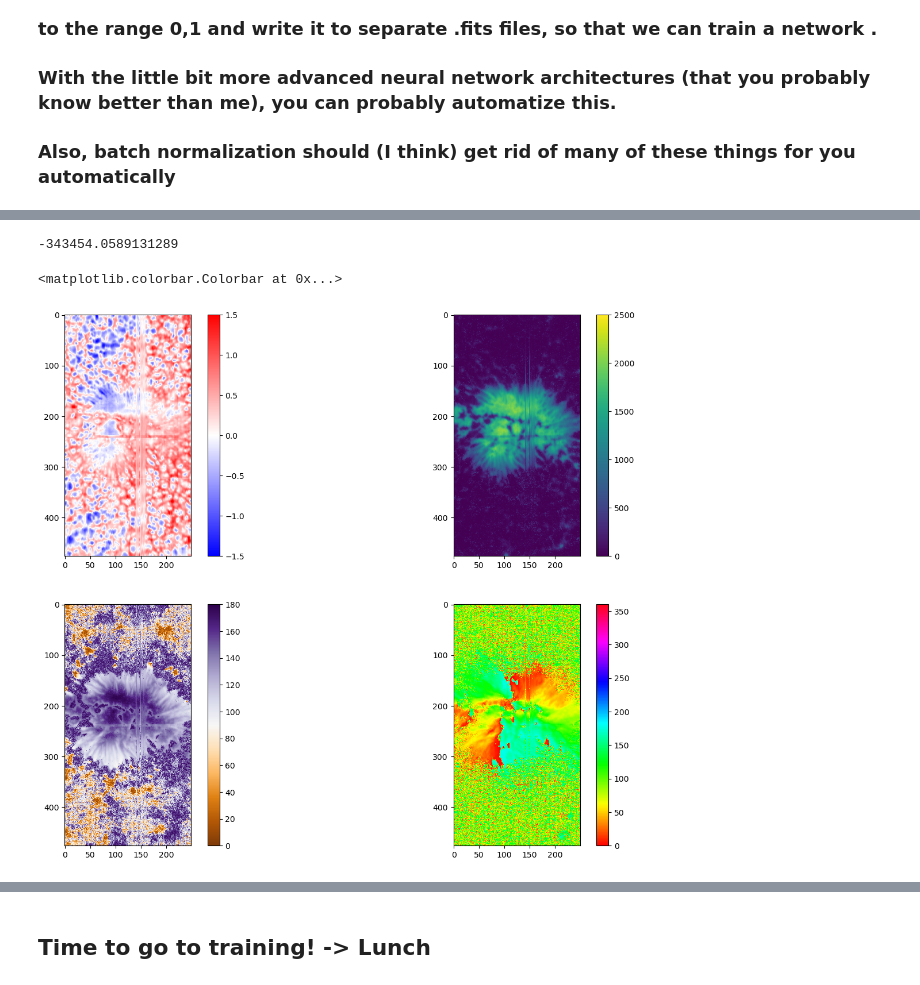
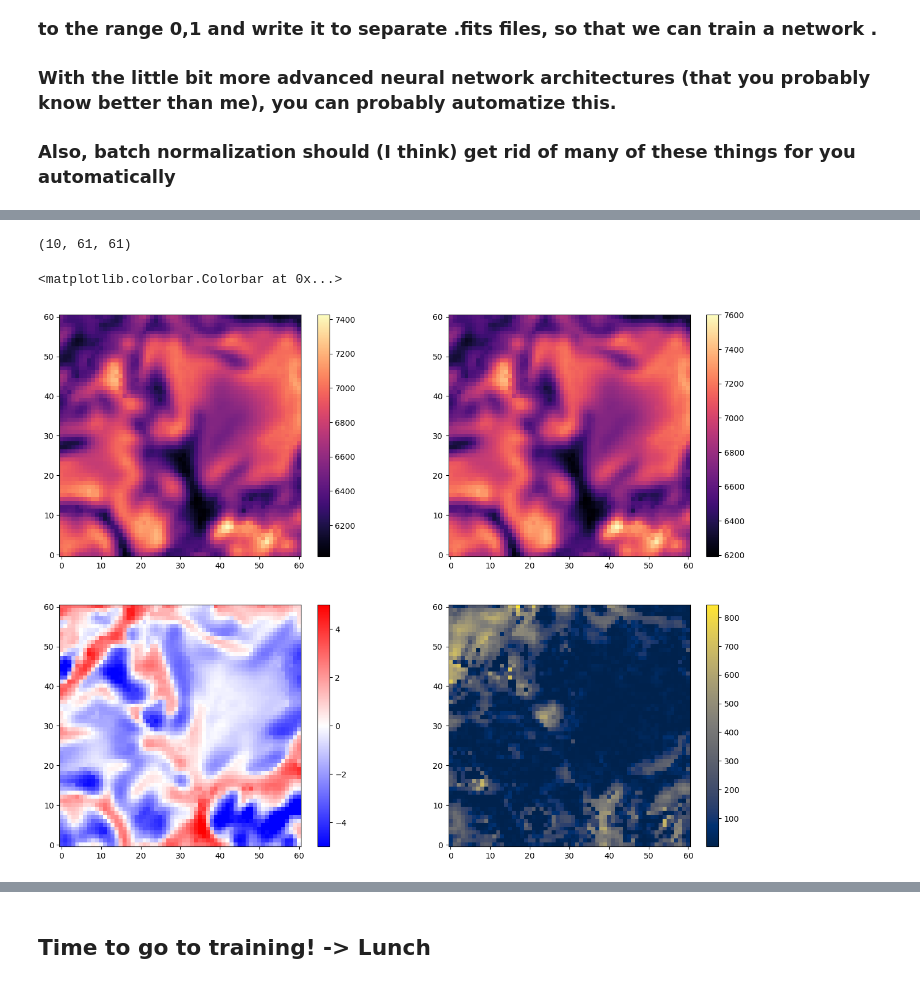
Before and after one commit to ivanzmilic/GRIS_dnn, a Jupyter notebook: data_exploration_and_preparation.ipynb, the cells around one changed output, grey strips where cells are left out. Saved outputs shown, nothing was run; the diff lists cells and outputs as text; code cells hidden in the pictures.

```diff
--- a/data_exploration_and_preparation.ipynb
+++ b/data_exploration_and_preparation.ipynb
@@ -141,39 +122,34 @@ hdulist.writeto("normalized_data_in.fits",overwrite=True)
 # %%
 # Now the inversion results
 
-inv_data = fits.open("gris_20160824_009/inversion/gris_20160824_009_inversion.fits")
+inv_data = pyana.fzread("/home/milic/data/MiHi/snapi_inv/inverted_nodes.f0")["data"]
 # %%
-vlos = fits.open("gris_20160824_009/inversion/gris_20160824_009_inversion.fits")[1].data[0]
-B = fits.open("gris_20160824_009/inversion/gris_20160824_009_inversion.fits")[2].data[0]
-inc = fits.open("gris_20160824_009/inversion/gris_20160824_009_inversion.fits")[3].data[0]
-azi = fits.open("gris_20160824_009/inversion/gris_20160824_009_inversion.fits")[4].data[0]
+inv_data.shape
+# %% [output]
+(10, 61, 61)
-# %%
-v_mean = np.mean(vlos[:,:100])
-print (v_mean)
-vlos -= v_mean
-# %% [output]
--343454.0589131289
+# %%
+inv_data = inv_data.transpose(0,2,1)
+# %%
+atmos = pyana.fzread("/home/milic/data/MiHi/snapi_inv/inverted_atmos.f0")["data"]
 # %%
 plt.figure(figsize=[16,12])
-i = 100
-j = 250
 
 plt.subplot(221)
-plt.imshow(vlos/1e5,cmap='bwr',vmin=-1.5,vmax=1.5)
+plt.imshow(inv_data[4].T,cmap='magma',origin='lower')
 plt.colorbar()
 
 plt.subplot(222)
-plt.imshow(B,vmax=2500)
+plt.imshow(atmos[2,:,:,-10].T,cmap='magma',origin='lower')
 plt.colorbar()
 
 plt.subplot(223)
-plt.imshow(inc,cmap='PuOr',vmin=0,vmax=180)
+plt.imshow(inv_data[7].T/-1E5,cmap='bwr',vmin=-5,vmax=5,origin='lower')
 plt.colorbar()
 
 plt.subplot(224)
-plt.imshow(azi,cmap='hsv',vmin=0,vmax=360)
+plt.imshow(inv_data[8].T,cmap='cividis',origin='lower')
 plt.colorbar()
 # %% [output]
 <matplotlib.colorbar.Colorbar at 0x...>
-[figure, old version]
+[figure, new version]
 # %%
```
Also changed, not shown: parts of 25 cells of this notebook, 2 other files.
